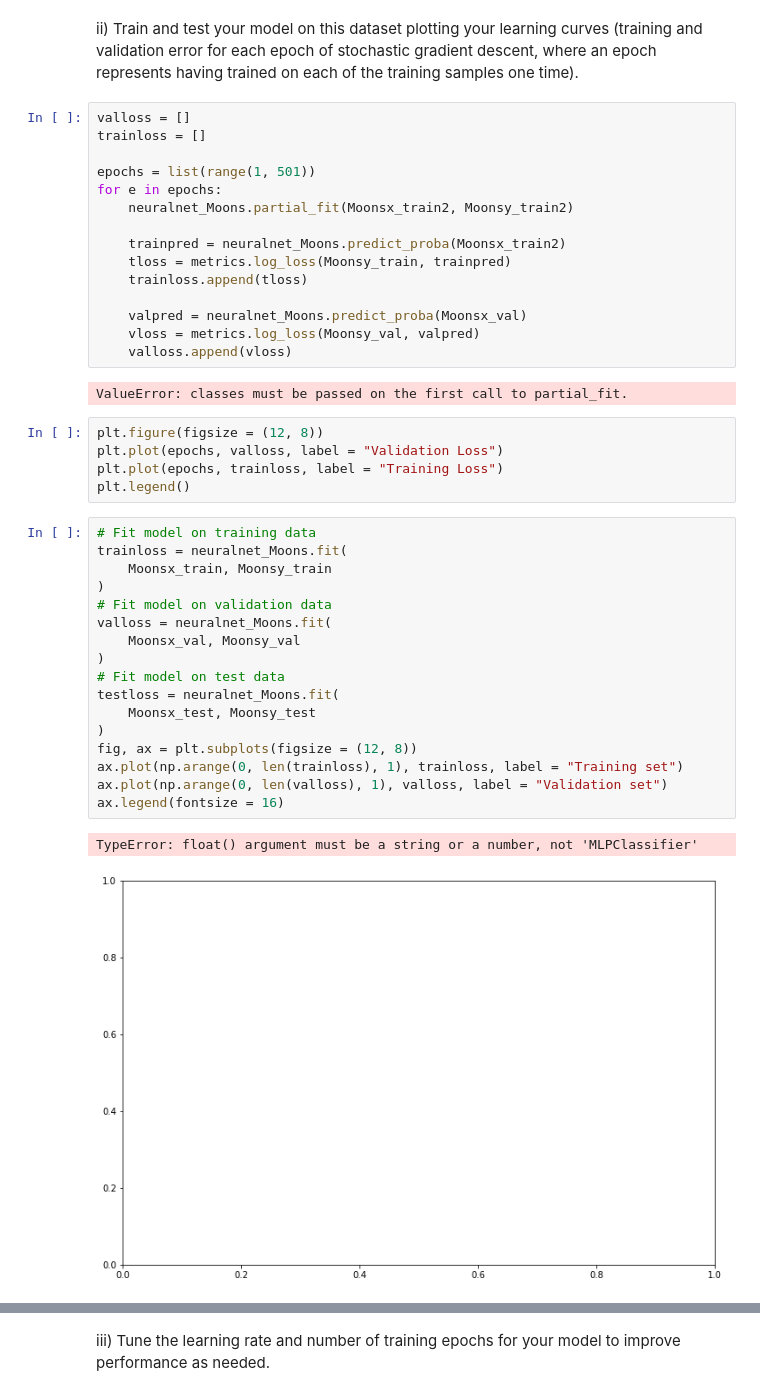
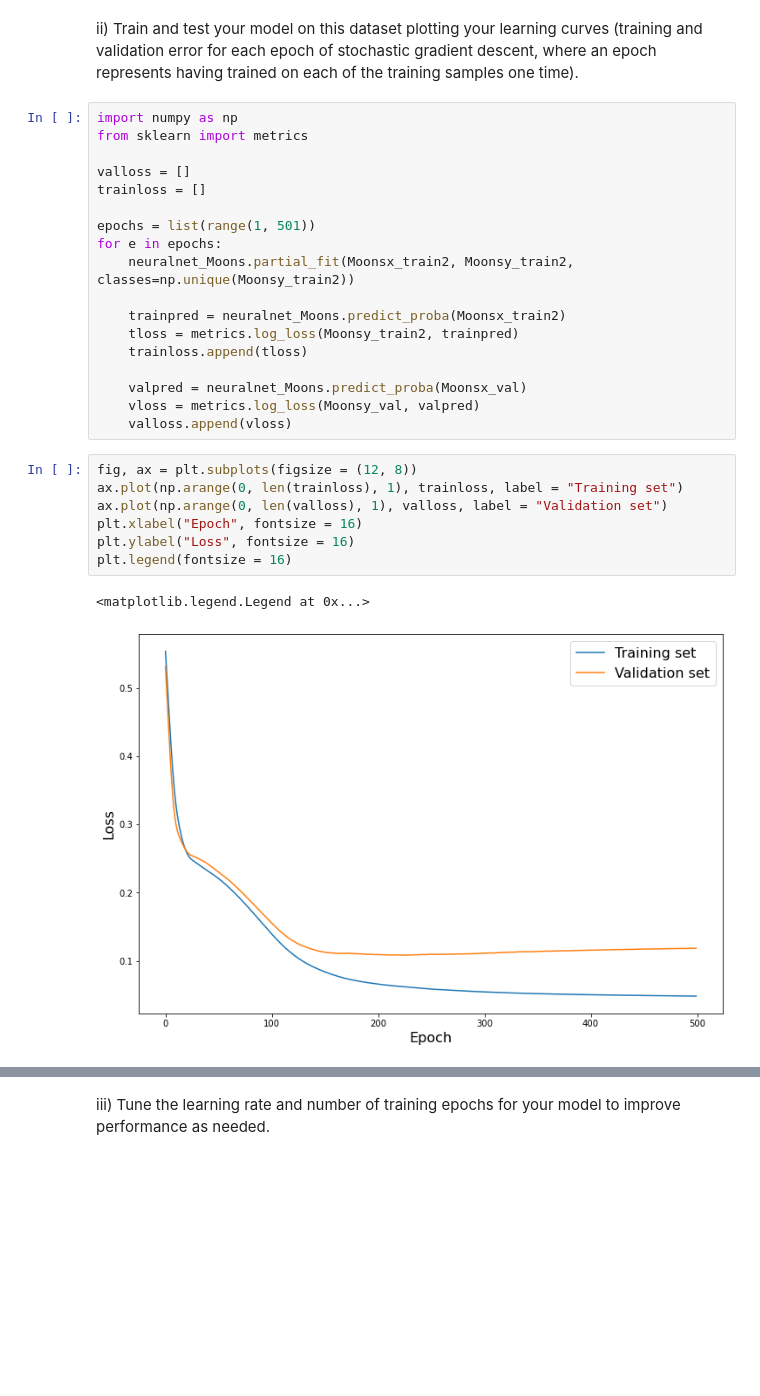
Before and after one commit to FR-Schwartz/ids705, a Jupyter notebook: assignments/Assignment_4.ipynb, the cells around one changed output, grey strips where cells are left out. Cells and saved outputs as stored; diff of their text form; blank space fills up the shorter version.

```diff
--- a/assignments/Assignment_4.ipynb
+++ b/assignments/Assignment_4.ipynb
@@ -1164,44 +1160,30 @@ Moonsx_train.shape
 # %% [markdown]
 ii) Train and test your model on this dataset plotting your learning curves (training and validation error for each epoch of stochastic gradient descent, where an epoch represents having trained on each of the training samples one time).
 # %%
+import numpy as np
+from sklearn import metrics
+
 valloss = []
 trainloss = []
 
 epochs = list(range(1, 501))
 for e in epochs:
-    neuralnet_Moons.partial_fit(Moonsx_train2, Moonsy_train2)
+    neuralnet_Moons.partial_fit(Moonsx_train2, Moonsy_train2, classes=np.unique(Moonsy_train2))
 
     trainpred = neuralnet_Moons.predict_proba(Moonsx_train2)
-    tloss = metrics.log_loss(Moonsy_train, trainpred)
+    tloss = metrics.log_loss(Moonsy_train2, trainpred)
     trainloss.append(tloss)
 
     valpred = neuralnet_Moons.predict_proba(Moonsx_val)
     vloss = metrics.log_loss(Moonsy_val, valpred)
     valloss.append(vloss)
-# %% [output]
-ValueError: classes must be passed on the first call to partial_fit.
-# %%
-plt.figure(figsize = (12, 8))
-plt.plot(epochs, valloss, label = "Validation Loss")
-plt.plot(epochs, trainloss, label = "Training Loss")
-plt.legend()
 # %%
-# Fit model on training data
-trainloss = neuralnet_Moons.fit(
-    Moonsx_train, Moonsy_train
-)
-# Fit model on validation data
-valloss = neuralnet_Moons.fit(
-    Moonsx_val, Moonsy_val
-)
-# Fit model on test data
-testloss = neuralnet_Moons.fit(
-    Moonsx_test, Moonsy_test
-)
 fig, ax = plt.subplots(figsize = (12, 8))
 ax.plot(np.arange(0, len(trainloss), 1), trainloss, label = "Training set")
 ax.plot(np.arange(0, len(valloss), 1), valloss, label = "Validation set")
-ax.legend(fontsize = 16)
+plt.xlabel("Epoch", fontsize = 16)
+plt.ylabel("Loss", fontsize = 16)
+plt.legend(fontsize = 16)
 # %% [output]
-TypeError: float() argument must be a string or a number, not 'MLPClassifier'
+<matplotlib.legend.Legend at 0x...>
-[figure, old version]
+[figure, new version]
```
Also changed, not shown: parts of 15 cells of this notebook.
